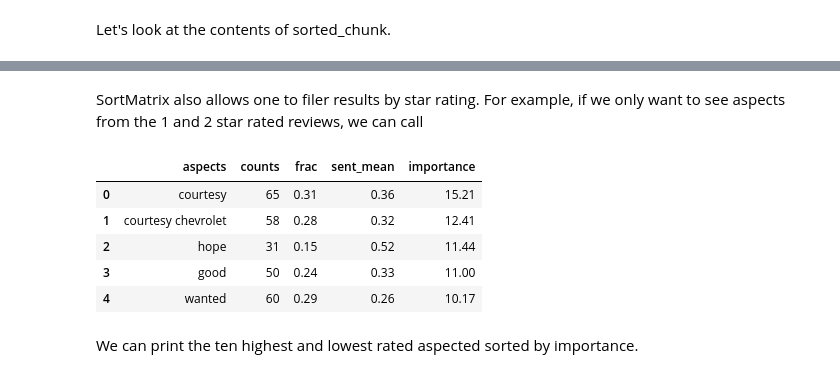
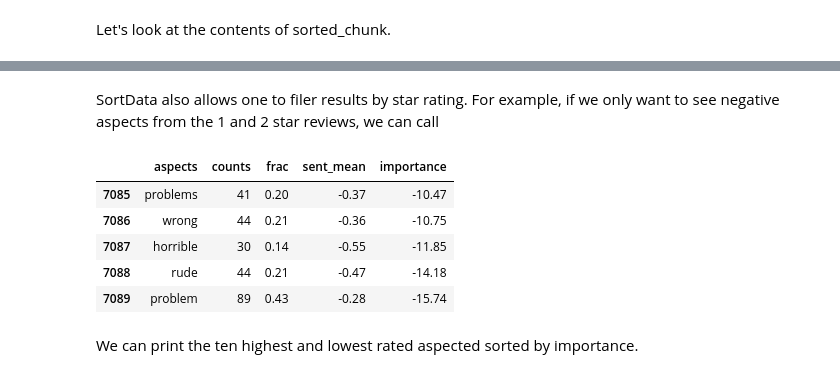
Before and after one commit to degravek/insight, a Jupyter notebook: Podium_Keyword_Extraction.ipynb, the cells around one changed output, grey strips where cells are left out. Cells and saved outputs as stored; diff of their text form; code cells hidden in the pictures.

```diff
--- a/Podium_Keyword_Extraction.ipynb
+++ b/Podium_Keyword_Extraction.ipynb
@@ -115,7 +115,7 @@ def extract_candidate_chunks(text, grammar = 'CHUNK: {<JJ.*>*<NN.*>+}'):
             tree = parser.parse(chunk)
             for subtree in tree.subtrees():
                 if subtree.label() == 'CHUNK':
-                    candidates.append((' '.join([a for (a,b) in subtree.leaves()])))
+                    candidates.append(('_'.join([word for (word, tag) in subtree.leaves()])))
     candidates = [word for word in candidates if word not in stop]
     return candidates
 # %% [markdown]
@@ -205,9 +207,9 @@ Below, we can call the function ProcessData to grab n-grams, noun-phrase chunks,
 # %%
-matrix_rake = ProcessData(df, 'rake')
-matrix_chunk = ProcessData(df, 'chunk')
-matrix_ngram1 = ProcessData(df, ('ngram',1))
-matrix_ngram2 = ProcessData(df, ('ngram',2))
-matrix_ngram3 = ProcessData(df, ('ngram',3))
+df_rake = ProcessReviews(df, 'rake')
+df_chunk = ProcessReviews(df, 'chunk')
+df_ngram1 = ProcessReviews(df, ('ngram',1))
+df_ngram2 = ProcessReviews(df, ('ngram',2))
+df_ngram3 = ProcessReviews(df, ('ngram',3))
 # %% [markdown]
 Let's look at the contents of matrix_rake.
 # %%
@@ -236,21 +238,20 @@ $$\mathrm{importance}\,(\,i\,) = \frac{\sum_j \mathrm{sentiment}\,(\,i\,)}{\math
 
 where the weighted sum (i.e., the "importance") of aspect $i$ is equal to it's sentiment sum over all occurrences $(\,j\,)$ divided by its frequency to some power $n$. The variable $n$ is currently set to 0.1 in SortedMatrix, but you can change it to whatever you like.
 # %%
-def SortMatrix(in_matrix, rfilter=None):
+def SortData(input_df, rfilter=None):
     if rfilter:
-        in_matrix = in_matrix[in_matrix['rating'].isin(rfilter)].copy()
+        input_df = input_df[input_df['rating'].isin(rfilter)].copy()
 
-    in_matrix['counts'] = in_matrix.groupby(['aspects'])['sentiment'].transform('count')
-    group1 = in_matrix.groupby(['aspects'])['sentiment'].sum()
-    group2 = in_matrix.groupby(['aspects'])['counts'].mean()
-    group3 = in_matrix.groupby(['aspects'])['sentiment'].mean()
-    sorted_mat = pd.DataFrame()
-    #sorted_mat['sent_sum']   = np.round(group1, 2)
-    sorted_mat['counts']     = group2
-    sorted_mat['frac']       = np.round(100*(group2/group2.sum()), 2)
-    sorted_mat['sent_mean']  = np.round(group3, 2)
-    sorted_mat['importance'] = np.round(group1/(group2**0.1), 2)
-    sorted_mat = sorted_mat.sort_values('importance', ascending=False)
-    sorted_mat.reset_index(level=0, inplace=True)
-    return sorted_mat
+    input_df['counts'] = input_df.groupby(['aspects'])['sentiment'].transform('count')
+    group1 = input_df.groupby(['aspects'])['sentiment'].sum()
+    group2 = input_df.groupby(['aspects'])['counts'].mean()
+    group3 = input_df.groupby(['aspects'])['sentiment'].mean()
+    sorted_df = pd.DataFrame()
+    sorted_df['counts']     = group2
+    sorted_df['frac']       = np.round(100*(group2/group2.sum()), 2)
+    sorted_df['sent_mean']  = np.round(group3, 2)
+    sorted_df['importance'] = np.round(group1/(group2**0.1), 2)
+    sorted_df = sorted_df.sort_values('importance', ascending=False)
+    sorted_df.reset_index(level=0, inplace=True)
+    return sorted_df
 # %% [markdown]
@@ -274,17 +275,17 @@ sorted_chunk.head()
 | 4 | thank | 349 | 0.48 | 0.51 | 99.21 |
 # %% [markdown]
-SortMatrix also allows one to filer results by star rating. For example, if we only want to see aspects from the 1 and 2 star rated reviews, we can call
+SortData also allows one to filer results by star rating. For example, if we only want to see negative aspects from the 1 and 2 star reviews, we can call
 # %%
-filtered_rake = SortMatrix(matrix_rake, rfilter=[1,2])
+filtered_rake = SortData(df_rake, rfilter=[1,2])
 
-filtered_rake.head()
+filtered_rake.tail()
 # %% [output]
 |  | aspects | counts | frac | sent_mean | importance |
-| 0 | courtesy | 65 | 0.31 | 0.36 | 15.21 |
-| 1 | courtesy chevrolet | 58 | 0.28 | 0.32 | 12.41 |
-| 2 | hope | 31 | 0.15 | 0.52 | 11.44 |
-| 3 | good | 50 | 0.24 | 0.33 | 11.00 |
-| 4 | wanted | 60 | 0.29 | 0.26 | 10.17 |
+| 7085 | problems | 41 | 0.20 | -0.37 | -10.47 |
+| 7086 | wrong | 44 | 0.21 | -0.36 | -10.75 |
+| 7087 | horrible | 30 | 0.14 | -0.55 | -11.85 |
+| 7088 | rude | 44 | 0.21 | -0.47 | -14.18 |
+| 7089 | problem | 89 | 0.43 | -0.28 | -15.74 |
 # %% [markdown]
 We can print the ten highest and lowest rated aspected sorted by importance.
 # %%
```
Also changed, not shown: parts of 23 cells of this notebook, 1 other file.
